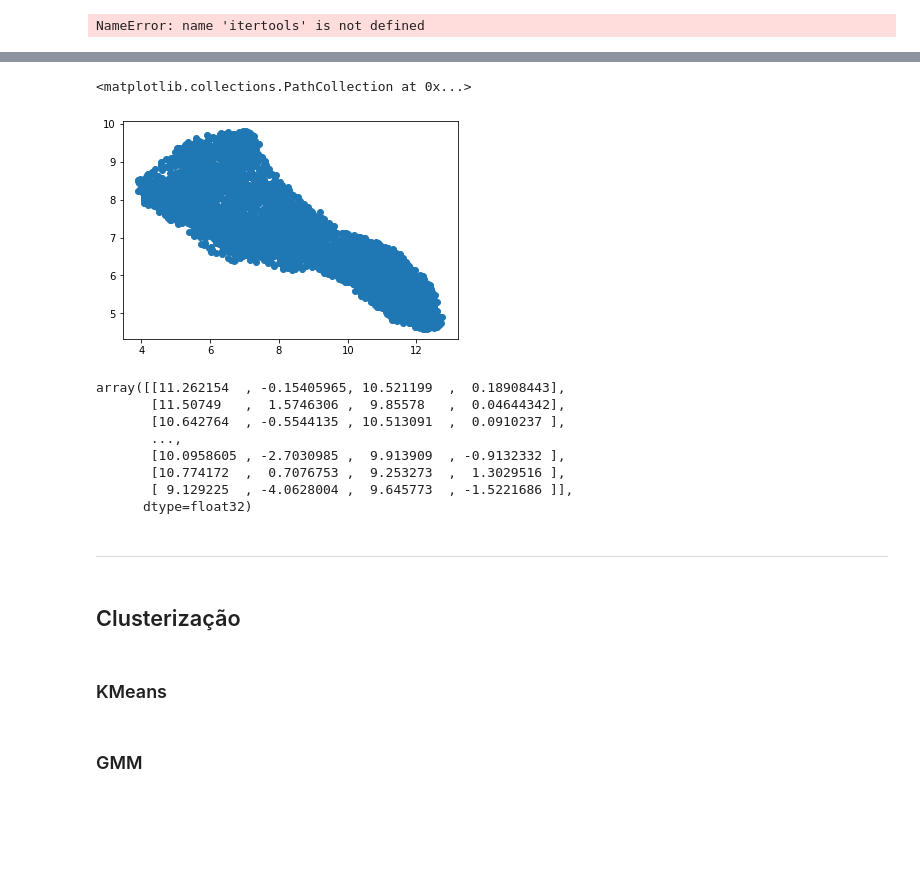
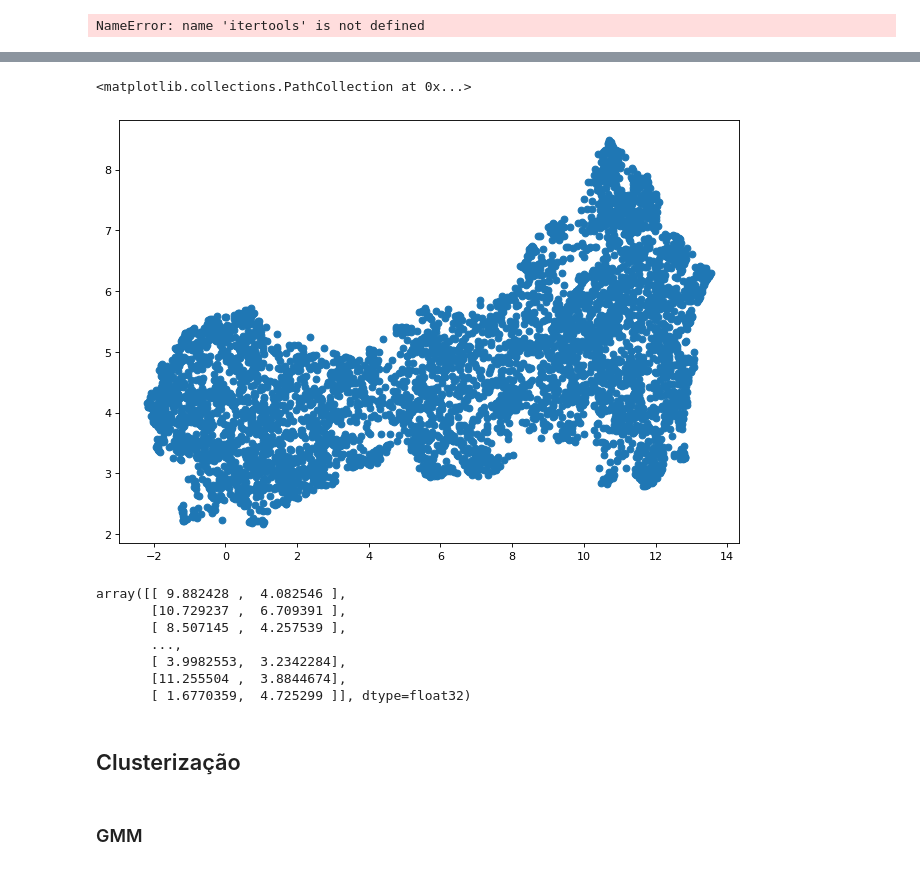
Before and after one commit to Jailsonrs/Poneglyph, a Jupyter notebook: UMAP-GMM.ipynb, the cells around one changed output, grey strips where cells are left out. Saved outputs shown, nothing was run; the diff lists cells and outputs as text; code cells hidden in the pictures; blank space fills up the shorter version.

```diff
--- a/UMAP-GMM.ipynb
+++ b/UMAP-GMM.ipynb
@@ -164,25 +169,26 @@ UMAP_embedding = umap.fit_transform(df_treino)
+# %%
+umap = UMAP(n_neighbors = 25,  min_dist = 0.1, n_components = 2, metric = 'correlation')
+UMAP_embedding = umap.fit_transform(df_treino)
+#chebyshev performs better than mahalanobis
+#correlation metric has performed better than chebyshev
 # %%
-plt.scatter(UMAP_embedding[:,1], UMAP_embedding[:,2])
+plt.figure(figsize=(10, 7), dpi=80)
+plt.scatter(UMAP_embedding[:,0], UMAP_embedding[:,1])
 # %% [output]
 <matplotlib.collections.PathCollection at 0x...>
-[figure, old version]
+[figure, new version]
 # %%
 UMAP_embedding
 # %% [output]
-array([[11.262154  , -0.15405965, 10.521199  ,  0.18908443],
-       [11.50749   ,  1.5746306 ,  9.85578   ,  0.04644342],
-       [10.642764  , -0.5544135 , 10.513091  ,  0.0910237 ],
+array([[ 9.882428 ,  4.082546 ],
+       [10.729237 ,  6.709391 ],
+       [ 8.507145 ,  4.257539 ],
        ...,
-       [10.0958605 , -2.7030985 ,  9.913909  , -0.9132332 ],
-       [10.774172  ,  0.7076753 ,  9.253273  ,  1.3029516 ],
-       [ 9.129225  , -4.0628004 ,  9.645773  , -1.5221686 ]],
-      dtype=float32)
+       [ 3.9982553,  3.2342284],
+       [11.255504 ,  3.8844674],
+       [ 1.6770359,  4.725299 ]], dtype=float32)
-# %% [markdown]
------------------------------------------------------------------
 # %% [markdown]
 ## Clusterização
-# %% [markdown]
-### KMeans
 # %%
 kmeans_model = sk.cluster.KMeans(n_clusters=2)
 fit = kmeans_model.fit_predict(embeddings)
```
Also changed, not shown: parts of 18 cells of this notebook.
